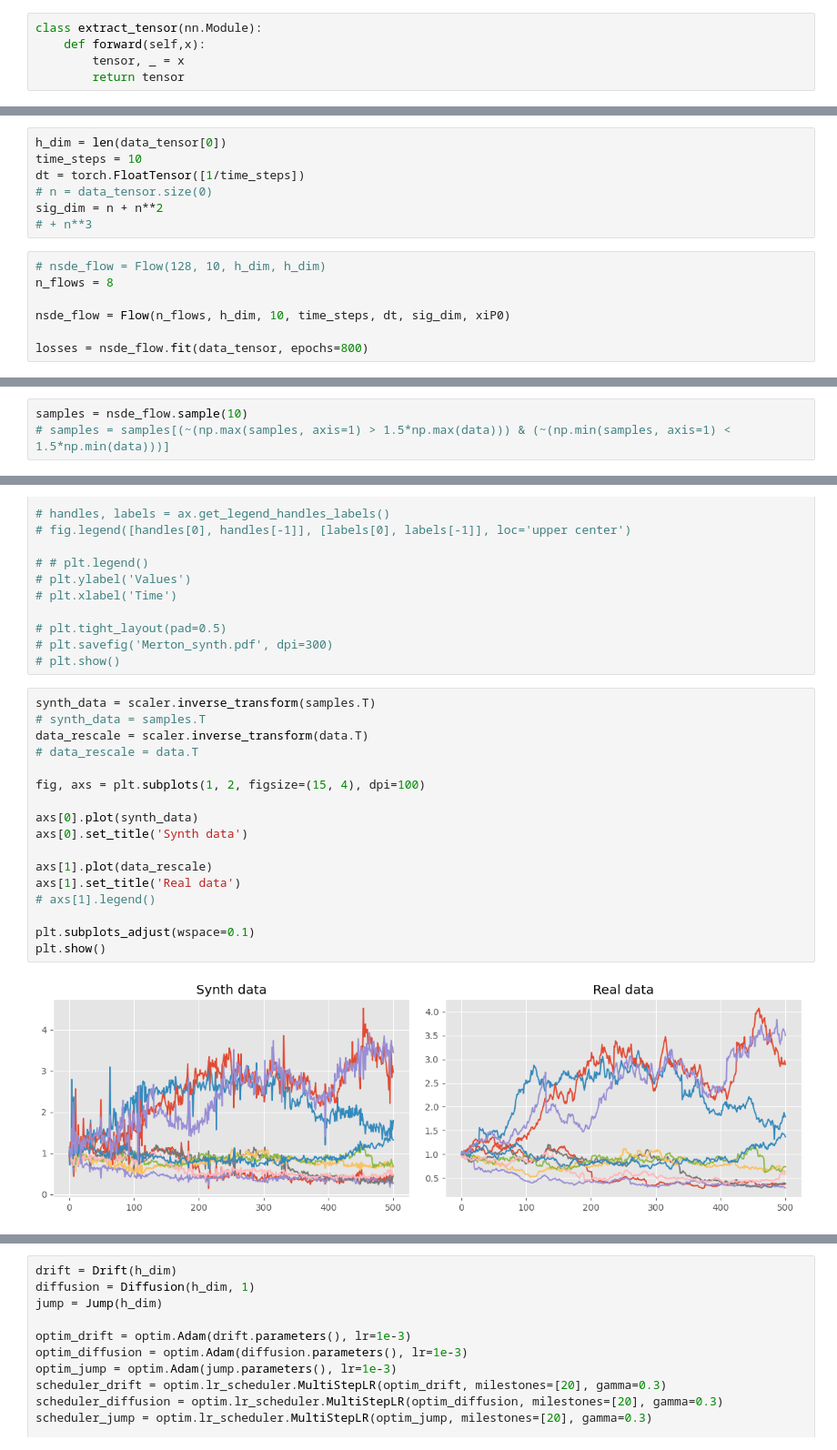
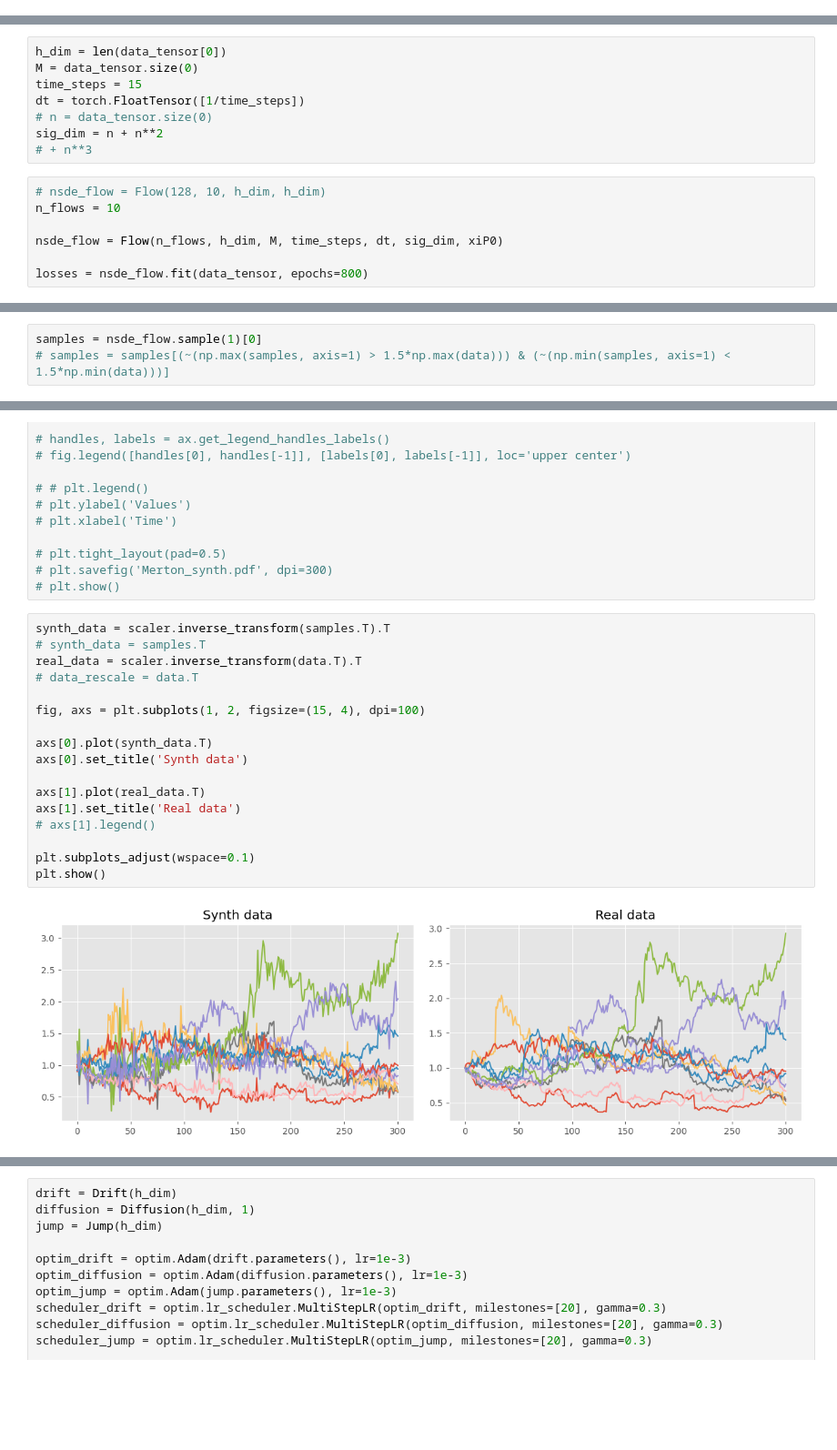
Before and after one commit to kirillzx/JDFlow, a Jupyter notebook: generator_main.ipynb, the cells around one changed output, grey strips where cells are left out. Shown at 91% size. Drawn from its saved outputs; the diff is of its cells as text; blank space fills up the shorter version.

Commit message:
feat: add graphs

```diff
--- a/generator_main.ipynb
+++ b/generator_main.ipynb
@@ -1093,5 +182,0 @@ class NSDE:
-# %%
-class extract_tensor(nn.Module):
-    def forward(self,x):
-        tensor, _ = x
-        return tensor
@@ -1932,15 +457,16 @@ torch.Size([10, 501])
 # %%
 h_dim = len(data_tensor[0])
-time_steps = 10
+M = data_tensor.size(0)
+time_steps = 15
 dt = torch.FloatTensor([1/time_steps])
 # n = data_tensor.size(0)
 sig_dim = n + n**2
 # + n**3
 # %%
 # nsde_flow = Flow(128, 10, h_dim, h_dim)
-n_flows = 8
+n_flows = 10
 
-nsde_flow = Flow(n_flows, h_dim, 10, time_steps, dt, sig_dim, xiP0)
+nsde_flow = Flow(n_flows, h_dim, M, time_steps, dt, sig_dim, xiP0)
 
 losses = nsde_flow.fit(data_tensor, epochs=800)
 # %%
@@ -1975,5 +474,5 @@ plt.plot(signature_real)
 # %%
-samples = nsde_flow.sample(10)
+samples = nsde_flow.sample(1)[0]
 # samples = samples[(~(np.max(samples, axis=1) > 1.5*np.max(data))) & (~(np.min(samples, axis=1) < 1.5*np.min(data)))]
 # %%
 plt.plot(data_tensor.T, color='black', alpha=0.7, label='Real')
@@ -2000,24 +499,24 @@ plt.show()
 # plt.savefig('Merton_synth.pdf', dpi=300)
 # plt.show()
 # %%
-synth_data = scaler.inverse_transform(samples.T)
+synth_data = scaler.inverse_transform(samples.T).T
 # synth_data = samples.T
-data_rescale = scaler.inverse_transform(data.T)
+real_data = scaler.inverse_transform(data.T).T
 # data_rescale = data.T
 
 fig, axs = plt.subplots(1, 2, figsize=(15, 4), dpi=100)
 
-axs[0].plot(synth_data)
+axs[0].plot(synth_data.T)
 axs[0].set_title('Synth data')
 
-axs[1].plot(data_rescale)
+axs[1].plot(real_data.T)
 axs[1].set_title('Real data')
 # axs[1].legend()
 
 plt.subplots_adjust(wspace=0.1)
 plt.show()
 # %% [output]
-[figure, old version]
+[figure, new version]
 # %%
 fig, axs = plt.subplots(3, 1, figsize=(8, 8))
 
```
Also changed, not shown: parts of 116 cells of this notebook.
